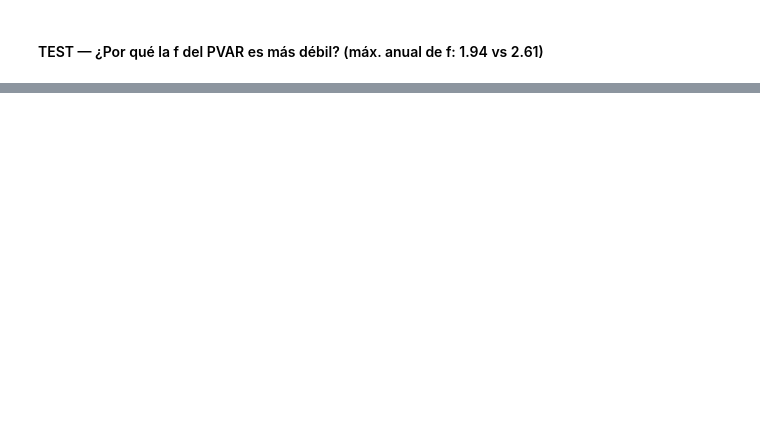
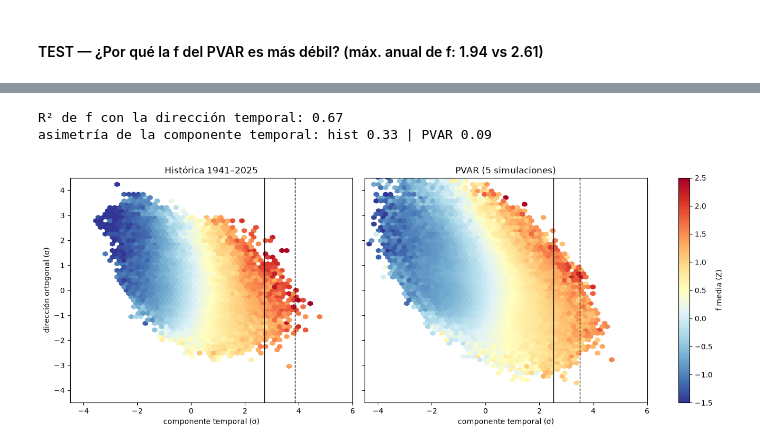
Before and after one commit to pablo-aloalg/XGBoost_VAR, a Jupyter notebook: 08_Emulador_PVAR_Hs.ipynb, the cells around one changed output, grey strips where cells are left out. Drawn from its saved outputs; the diff is of its cells as text; code cells hidden in the pictures; blank space fills up the shorter version.

```diff
--- a/08_Emulador_PVAR_Hs.ipynb
+++ b/08_Emulador_PVAR_Hs.ipynb
@@ -399 +411,48 @@ PVAR + mapeo de PCs: máx. anual de f 2.30  (histórica 2.61, PVAR sin mapeo 1.9
 dtype: float64
+# %%
+#### Preparación: PCs con lags (como el XGB), históricas y simuladas, y su f
+from sklearn.linear_model import LinearRegression
+from scipy.stats import skew, norm
+
+def con_lags(p):
+    X = pd.concat({f"l{l}": p.shift(freq=pd.Timedelta(hours=l)) for l in lags}, axis=1).reindex(p.index)
+    X.columns = [f"{c_}_l{l[1:]}" for l, c_ in X.columns]
+    return X.dropna()[cols]
+
+X_h = con_lags(pcs_hist.loc["1941":"2025"])
+f_h6 = pd.Series(xgb_final.predict(X_h), index=X_h.index)
+X_s = pd.concat([con_lags(pd.read_parquet(fic).astype("float64").loc["1941":]) for fic in ficheros[:5]])
+f_s6 = pd.Series(xgb_final.predict(X_s), index=X_s.index)
+
+#### Dirección "temporal": la combinación lineal de PCs (con lags) que mejor explica f
+lr = LinearRegression().fit(X_h, f_h6)
+w = lr.coef_ / np.linalg.norm(lr.coef_)
+mu = X_h.mean().values
+s_h, s_s = (X_h.values - mu) @ w, (X_s.values - mu) @ w
+
+#### Dirección ortogonal: la de mayor varianza en lo que queda (para el eje y)
+R = (X_h.values - mu) - np.outer(s_h, w)
+v = np.linalg.svd(R[::20], full_matrices=False)[2][0]
+o_h, o_s = (X_h.values - mu) @ v, (X_s.values - mu) @ v
+sd = s_h.std()
+s_h, s_s, o_h, o_s = s_h / sd, s_s / sd, o_h / o_h.std(), o_s / o_h.std()      # en unidades de σ histórica
+print(f"R² de f con la dirección temporal: {lr.score(X_h, f_h6):.2f}")
+print(f"asimetría de la componente temporal: hist {skew(s_h):.2f} | PVAR {skew(s_s):.2f}")
+# %% [output]
+R² de f con la dirección temporal: 0.67
+asimetría de la componente temporal: hist 0.33 | PVAR 0.09
+# %%
+ext = (-4.5, 6, -4.5, 4.5)
+fig, axs = plt.subplots(1, 2, figsize=(13, 5), constrained_layout=True, sharey=True)
+for ax, s, o, f_, tit in [(axs[0], s_h, o_h, f_h6, "Histórica 1941–2025"), (axs[1], s_s, o_s, f_s6, "PVAR (5 simulaciones)")]:
+    hb = ax.hexbin(s, o, C=f_.values, reduce_C_function=np.mean, gridsize=60, extent=ext,
+                   cmap="RdYlBu_r", vmin=-1.5, vmax=2.5, mincnt=3)
+    #### contorno del 99 % y 99.9 % de los puntos (dónde acaba la nube)
+    for q, ls in [(0.99, "-"), (0.999, "--")]:
+        ax.axvline(np.quantile(s, q), color="k", lw=1, ls=ls)
+    ax.set(title=tit, xlabel="componente temporal (σ)", xlim=ext[:2], ylim=ext[2:])
+axs[0].set_ylabel("dirección ortogonal (σ)")
+fig.colorbar(hb, ax=axs, label="f media (Z)")
+plt.show()
+# %% [output]
+[figure, added]
```
Also changed, not shown: parts of 16 cells of this notebook, 16 other files.
